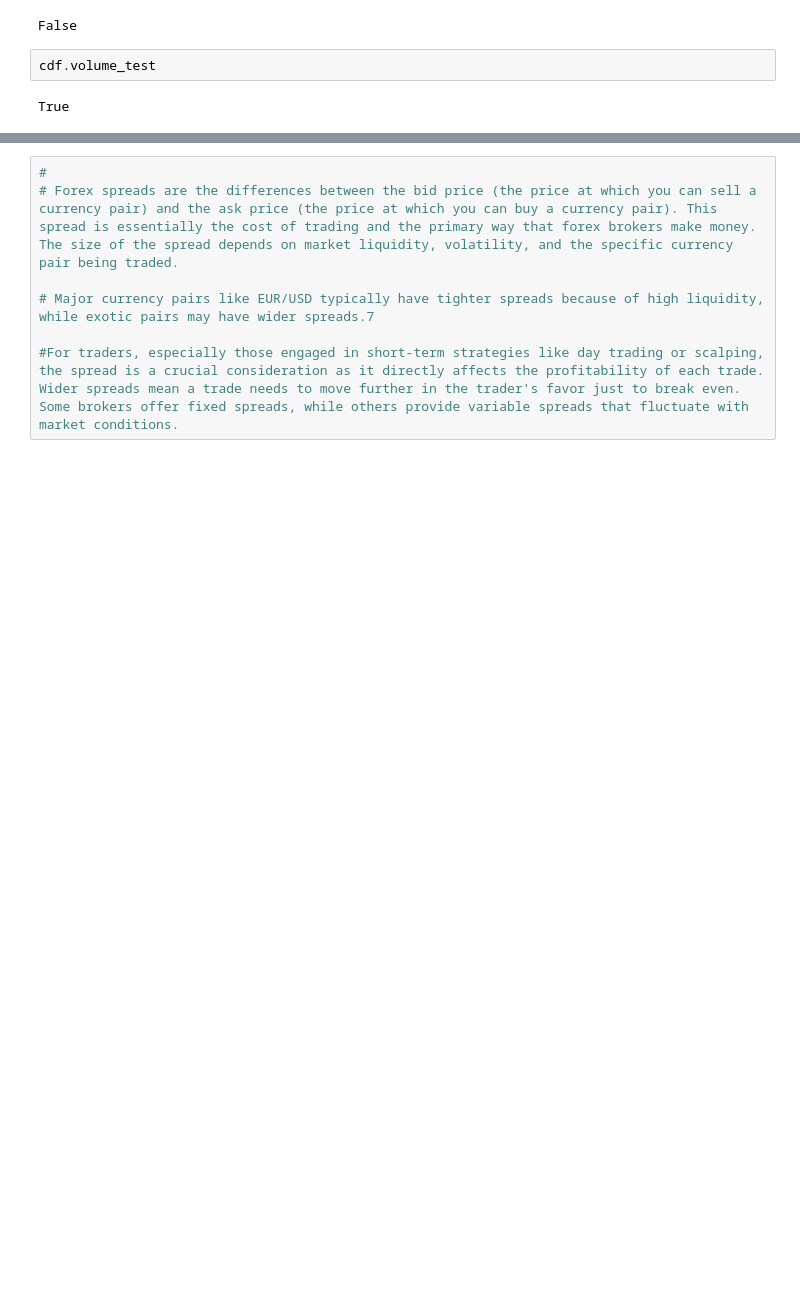
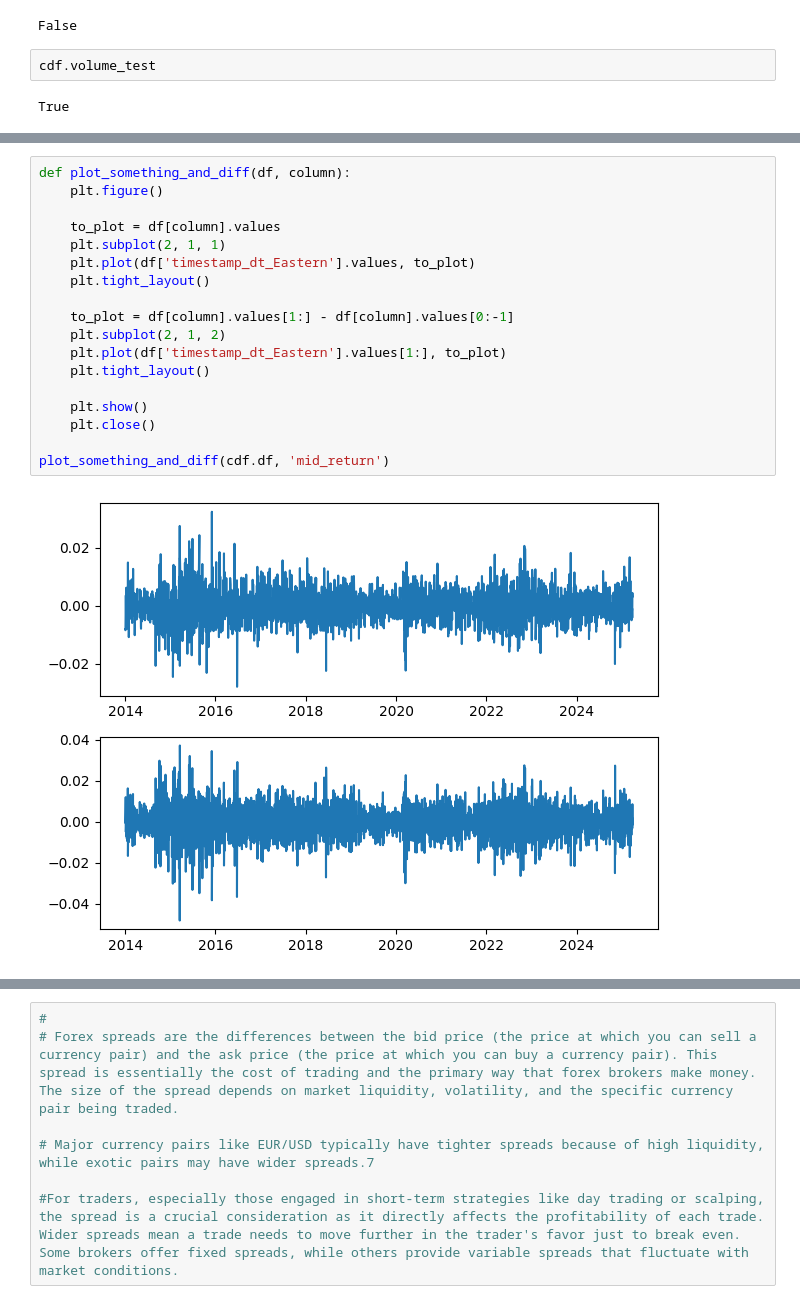
Before and after one commit to badassdatascience/badass-data-science, a Jupyter notebook: badassdatascience/forex/facebook_prophet/EDA.ipynb, the cells around one changed output, grey strips where cells are left out. Saved outputs shown, nothing was run; the diff lists cells and outputs as text; blank space fills up the shorter version.

```diff
--- a/badassdatascience/forex/facebook_prophet/EDA.ipynb
+++ b/badassdatascience/forex/facebook_prophet/EDA.ipynb
@@ -204,0 +240,20 @@ cdf.df_mid_test
+# %%
+def plot_something_and_diff(df, column):
+    plt.figure()
+
+    to_plot = df[column].values
+    plt.subplot(2, 1, 1)
+    plt.plot(df['timestamp_dt_Eastern'].values, to_plot)
+    plt.tight_layout()
+
+    to_plot = df[column].values[1:] - df[column].values[0:-1]
+    plt.subplot(2, 1, 2)
+    plt.plot(df['timestamp_dt_Eastern'].values[1:], to_plot)
+    plt.tight_layout()
+
+    plt.show()
+    plt.close()
+
+plot_something_and_diff(cdf.df, 'mid_return')
+# %% [output]
+[figure, added]
```
Also changed, not shown: parts of 10 cells of this notebook.
